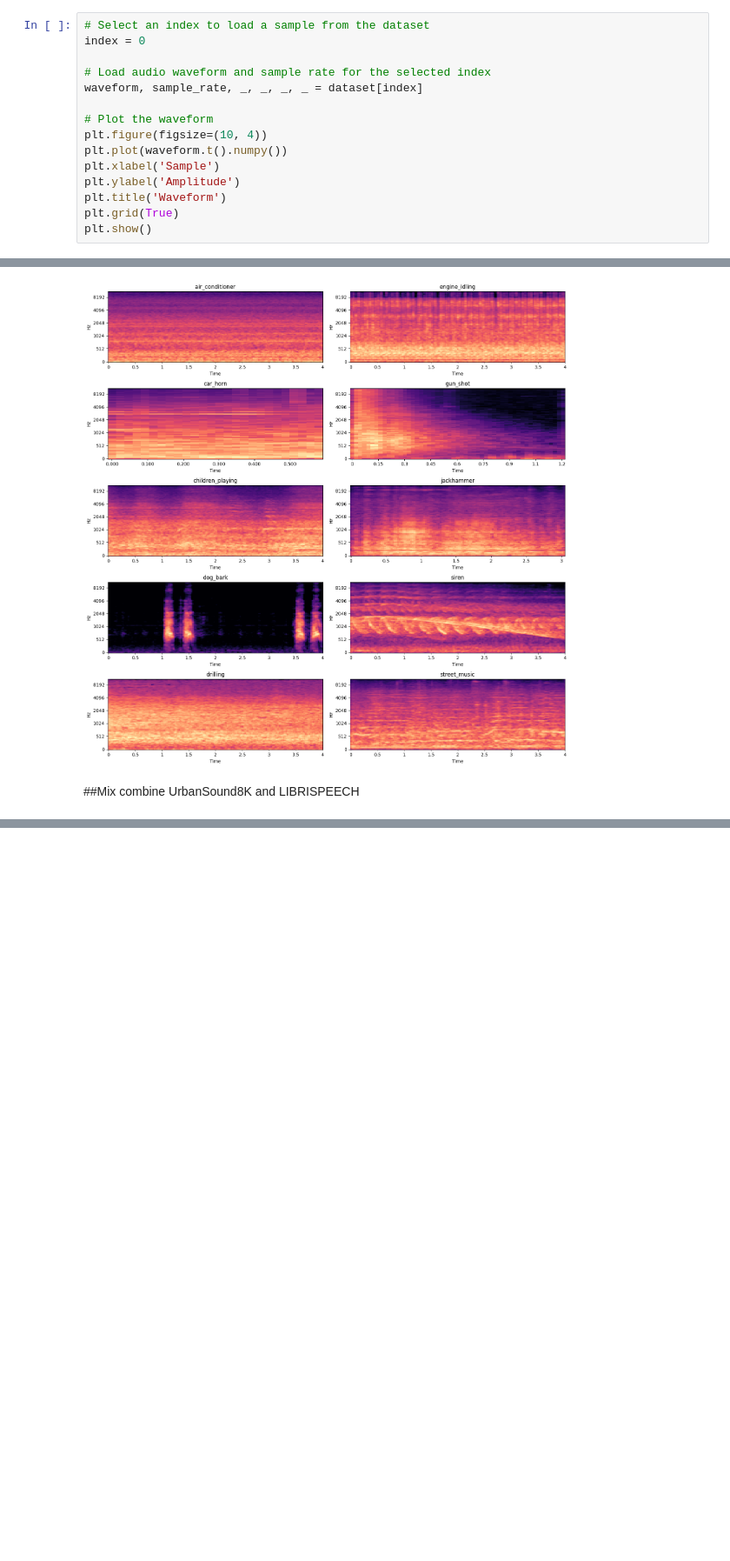
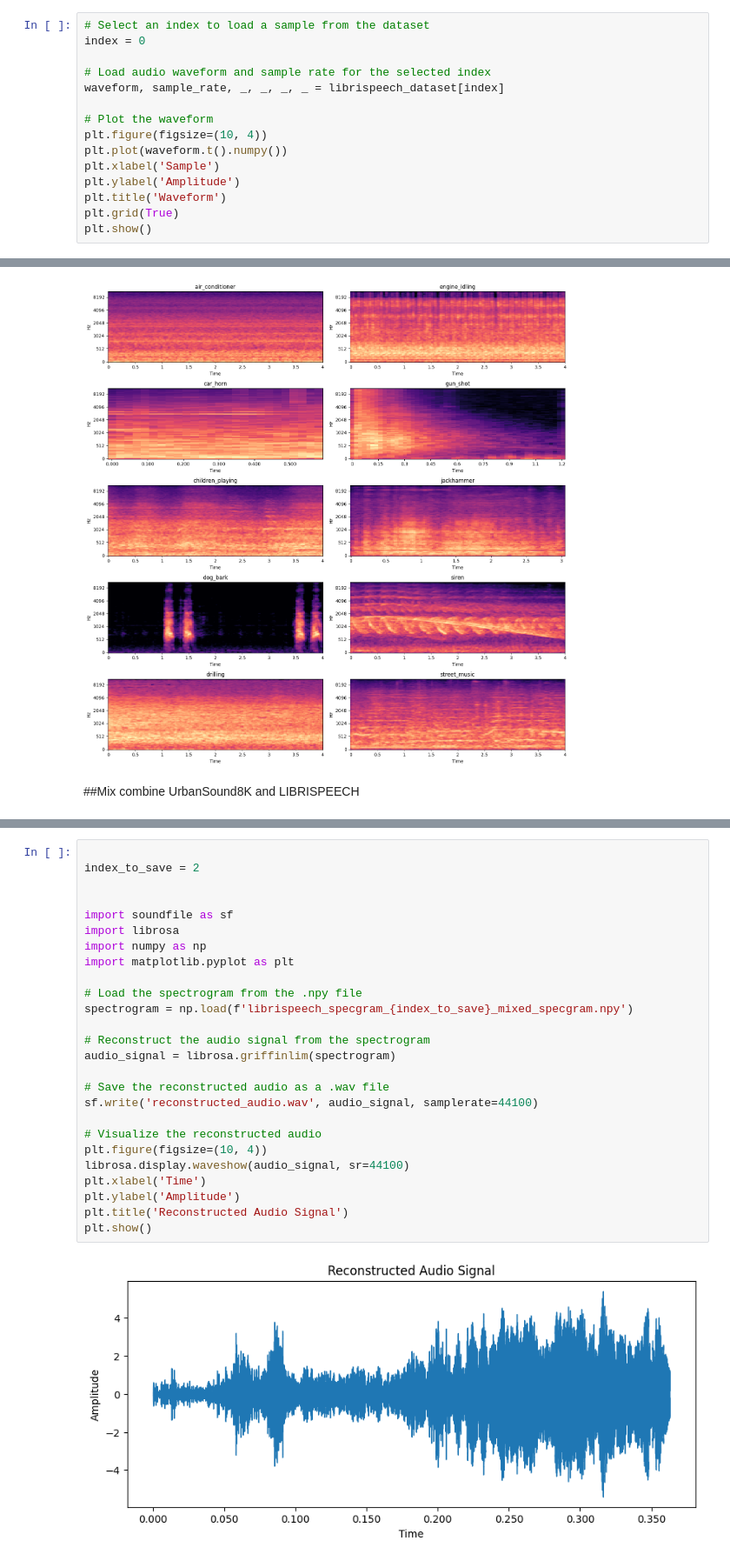
Before and after one commit to bhattacharya5/SpeechUnderstanding, a Jupyter notebook: MinorProject/M21AIE211_MinorProject.ipynb, the cells around one changed output, grey strips where cells are left out. Shown at 87% size. Drawn from its saved outputs; the diff is of its cells as text; blank space fills up the shorter version.

Commit message:
Changes made to generate spectogram from original and mixed audio signal for training purpose.

```diff
--- a/MinorProject/M21AIE211_MinorProject.ipynb
+++ b/MinorProject/M21AIE211_MinorProject.ipynb
@@ -57,7 +57,7 @@ else:
 index = 0
 
 # Load audio waveform and sample rate for the selected index
-waveform, sample_rate, _, _, _, _ = dataset[index]
+waveform, sample_rate, _, _, _, _ = librispeech_dataset[index]
 
 # Plot the waveform
 plt.figure(figsize=(10, 4))
@@ -207,0 +365,28 @@ NameError: name 'dataset' is not defined
+# %%
+
+index_to_save = 2
+
+
+import soundfile as sf
+import librosa
+import numpy as np
+import matplotlib.pyplot as plt
+
+# Load the spectrogram from the .npy file
+spectrogram = np.load(f'librispeech_specgram_{index_to_save}_mixed_specgram.npy')
+
+# Reconstruct the audio signal from the spectrogram
+audio_signal = librosa.griffinlim(spectrogram)
+
+# Save the reconstructed audio as a .wav file
+sf.write('reconstructed_audio.wav', audio_signal, samplerate=44100)
+
+# Visualize the reconstructed audio
+plt.figure(figsize=(10, 4))
+librosa.display.waveshow(audio_signal, sr=44100)
+plt.xlabel('Time')
+plt.ylabel('Amplitude')
+plt.title('Reconstructed Audio Signal')
+plt.show()
+# %% [output]
+[figure, added]
```
Also changed, not shown: parts of 12 cells of this notebook.
